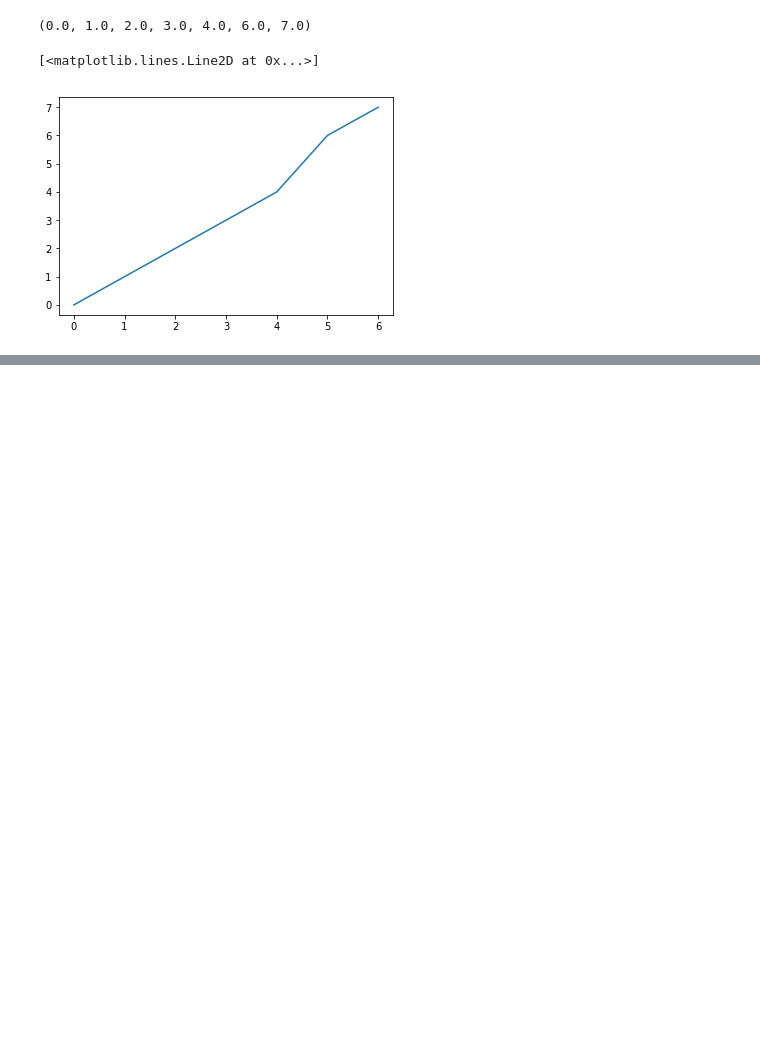
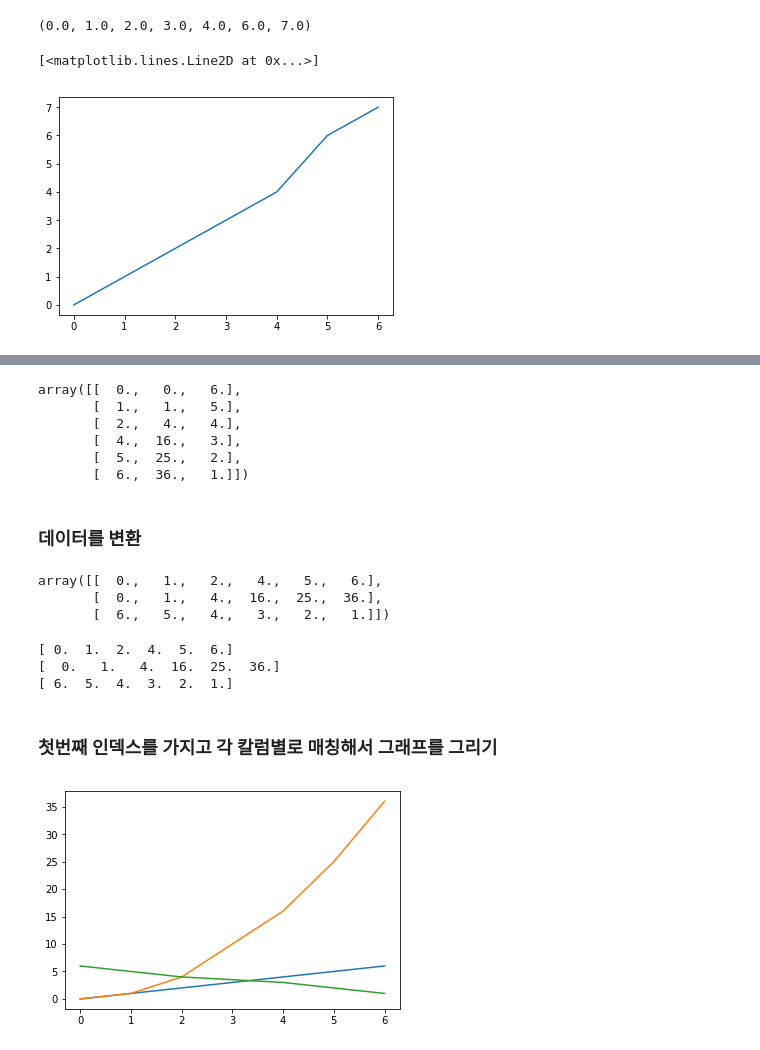
Before and after one commit to zerosum99/python_matplotlib, a Jupyter notebook: matplotlib 간단한 파일을 읽어서 선그래프 그리기.ipynb, the cells around one changed output, grey strips where cells are left out. Saved outputs shown, nothing was run; the diff lists cells and outputs as text; code cells hidden in the pictures; blank space fills up the shorter version.

```diff
--- a/matplotlib 간단한 파일을 읽어서 선그래프 그리기.ipynb
+++ b/matplotlib 간단한 파일을 읽어서 선그래프 그리기.ipynb
@@ -119,0 +132,33 @@ plt.plot(x1,y1)
+# %%
+data = np.loadtxt("data1.txt")
+# %%
+data
+# %% [output]
+array([[  0.,   0.,   6.],
+       [  1.,   1.,   5.],
+       [  2.,   4.,   4.],
+       [  4.,  16.,   3.],
+       [  5.,  25.,   2.],
+       [  6.,  36.,   1.]])
+# %% [markdown]
+### 데이터를 변환
+# %%
+data.T
+# %% [output]
+array([[  0.,   1.,   2.,   4.,   5.,   6.],
+       [  0.,   1.,   4.,  16.,  25.,  36.],
+       [  6.,   5.,   4.,   3.,   2.,   1.]])
+# %%
+for col in data.T :
+    print(col)
+# %% [output]
+[ 0.  1.  2.  4.  5.  6.]
+[  0.   1.   4.  16.  25.  36.]
+[ 6.  5.  4.  3.  2.  1.]
+# %% [markdown]
+### 첫번째 인덱스를 가지고 각 칼럼별로 매칭해서 그래프를 그리기
+# %%
+for col in data.T :
+    plt.plot(data[:,0], col)
+# %% [output]
+[figure, added]
```
Also changed, not shown: parts of 2 cells of this notebook, 1 other file.
